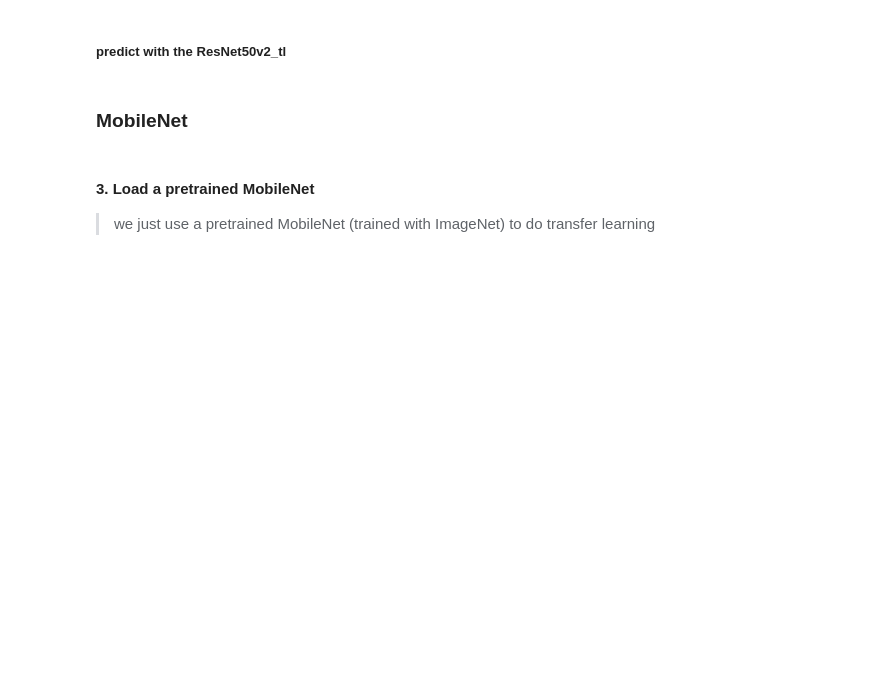
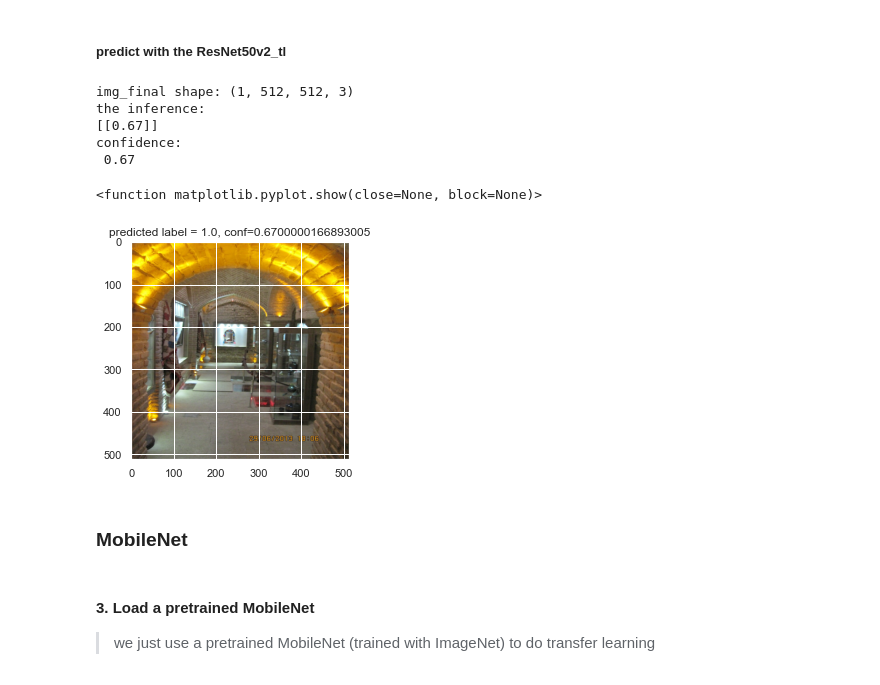
Before and after one commit to tekboart/CHB-image_classification_GradCam, a Jupyter notebook: 1. Image Classification/image_classification.ipynb, the cells around one changed output. Cells and saved outputs as stored; diff of their text form; code cells hidden in the pictures; blank space fills up the shorter version.

```diff
--- a/1. Image Classification/image_classification.ipynb
+++ b/1. Image Classification/image_classification.ipynb
@@ -1107,7 +1155,7 @@ early_stopping = tf.keras.callbacks.EarlyStopping(
     mode='auto',
     restore_best_weights=True)
 # %%
-initial_epochs = 50
+initial_epochs = 10
 
 ResNet50v2_tl_history = ResNet50v2_tl.fit(
     train_ds,
@@ -1143,7 +1229,7 @@ for layer in ResNet50v2_pretrained.layers[:fine_tune_at]:
 # recompile the model (necessary for these changes to take effect)
 # As you are training a much larger model and want to readapt the pretrained weights,
 # it is important to use a lower learning rate at this stage. Otherwise, your model could overfit very quickly.
-ResNet50v2_tl.compile(optimizer=tf.keras.optimizers.Adam(learning_rate=base_learning_rate/100),
+ResNet50v2_tl.compile(optimizer=tf.keras.optimizers.Adam(learning_rate=base_learning_rate/10),
               loss=tf.keras.losses.BinaryCrossentropy(from_logits=False),
               # loss=tf.keras.losses.CategoricalCrossentropy(from_logits=False),
               metrics=metrics)
@@ -1168,5 +1255,5 @@ ResNet50v2_tl_finetune_history = ResNet50v2_tl.fit(
     epochs=total_epochs,
     initial_epoch=ResNet50v2_tl_history.epoch[-1],
     callbacks=[early_stopping],
-    class_weight=None)
-    # class_weight=class_weight)
+    # class_weight=None)
+    class_weight=class_weight)
@@ -1243,37 +1377,46 @@ shape = ResNet50v2_tl.input_shape
 resize_shape = (shape[1], shape[2])
 
 # define image address
-addr = '/run/media/tekboart/SP 2TB/Thesis Data/Pix/0 Model Ready Data/0 Resized (max1000x1000)/Semnan (Resized)/75.JPG'
-# addr = "F:\Thesis Data\Pix\0 Model Ready Data\0 Resized (max1000x1000)\Semnan (Resized)\IMG_6669.JPG"
+# addr = r'/run/media/tekboart/SP 2TB/Thesis Data/Pix/0 Model Ready Data/0 Resized (max1000x1000)/Semnan (Resized)/75.JPG'
+# addr = r"F:\Thesis Data\Pix\0 Model Ready Data\0 Resized (max1000x1000)\Semnan (Resized)\IMG_6669.JPG"
+addr = r"F:\Thesis Data\Pix\0 Model Ready Data\1. Image Classification\NO restoration\IMG_4579.JPG"
 
 # prepare an img to be given to the model as input
 img_file = Image.open(addr)
 img_file_resized = img_file.resize(resize_shape)  # resize the img to the model's input_shape
 img_tensor = tf.constant(np.array(img_file_resized))  # PIL ImageFile to TF tensor
 img_tensor_norm = tf.cast(img_tensor, tf.float32) / 255.
 img_final = tf.expand_dims(img_tensor_norm, axis=0)  # convert (H, W, C) --> (1, H, W, C)
 print('img_final shape:', img_final.shape)
 
 # do the prediction (only forward pass)
 inference = ResNet50v2_tl.predict(img_final, verbose=0)
 
 print('the inference:\n', inference.round(2), sep="")
 
 if inference.squeeze() < .5:
     confidence = (1. - inference.squeeze()).round(2)
     print('confidence:\n', confidence)
 else:
     confidence =  inference.squeeze().round(2)
     print('confidence:\n', confidence)
 
 # for binary classification
 label = (inference.squeeze()).round()  # used .squeeze() since the shape of inference is (1, C)
 # for multi-class classification
 # label = tf.argmax(inference.squeeze()).numpy()  # used .squeeze() since the shape of inference is (1, C)
 
 plt.imshow(img_tensor_norm.numpy())
 plt.title(f'predicted label = {label}, conf={confidence}')
 plt.show
+# %% [output]
+img_final shape: (1, 512, 512, 3)
+the inference:
+[[0.67]]
+confidence:
+ 0.67
+<function matplotlib.pyplot.show(close=None, block=None)>
+[figure, added]
 # %% [markdown]
 ### MobileNet
 # %% [markdown]
```
Also changed, not shown: parts of 47 cells of this notebook.
